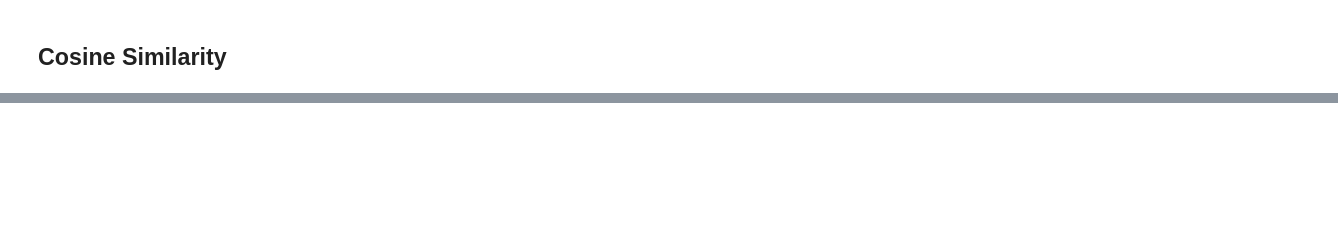
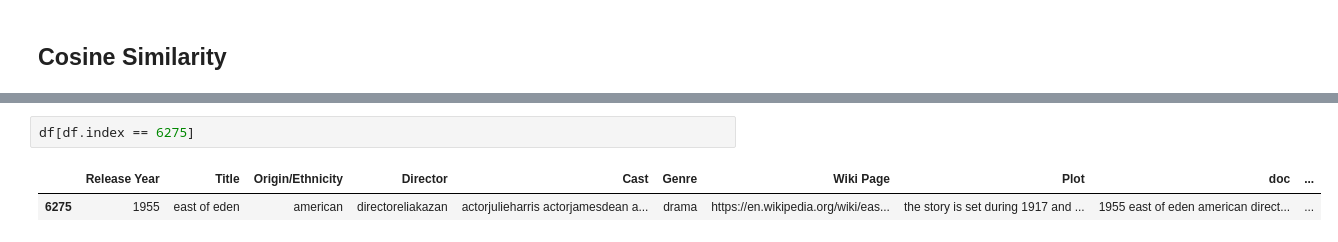
Before and after one commit to kavehbc/machine-learning-2, a Jupyter notebook: notebooks/21-nlp-movie-rec.ipynb, the cells around one changed output, grey strips where cells are left out. Drawn from its saved outputs; the diff is of its cells as text; blank space fills up the shorter version.

```diff
--- a/notebooks/21-nlp-movie-rec.ipynb
+++ b/notebooks/21-nlp-movie-rec.ipynb
@@ -135,0 +279,5 @@ df_tf_idf.shape
+# %%
+df[df.index == 6275]
+# %% [output]
+|  | Release Year | Title | Origin/Ethnicity | Director | Cast | Genre | Wiki Page | Plot | doc | ... |
+| 6275 | 1955 | east of eden | american | directoreliakazan | actorjulieharris actorjamesdean a... | drama | https://en.wikipedia.org/wiki/eas... | the story is set during 1917 and ... | 1955 east of eden american direct... | ... |
```
Also changed, not shown: parts of 24 cells of this notebook, 1 other file.
